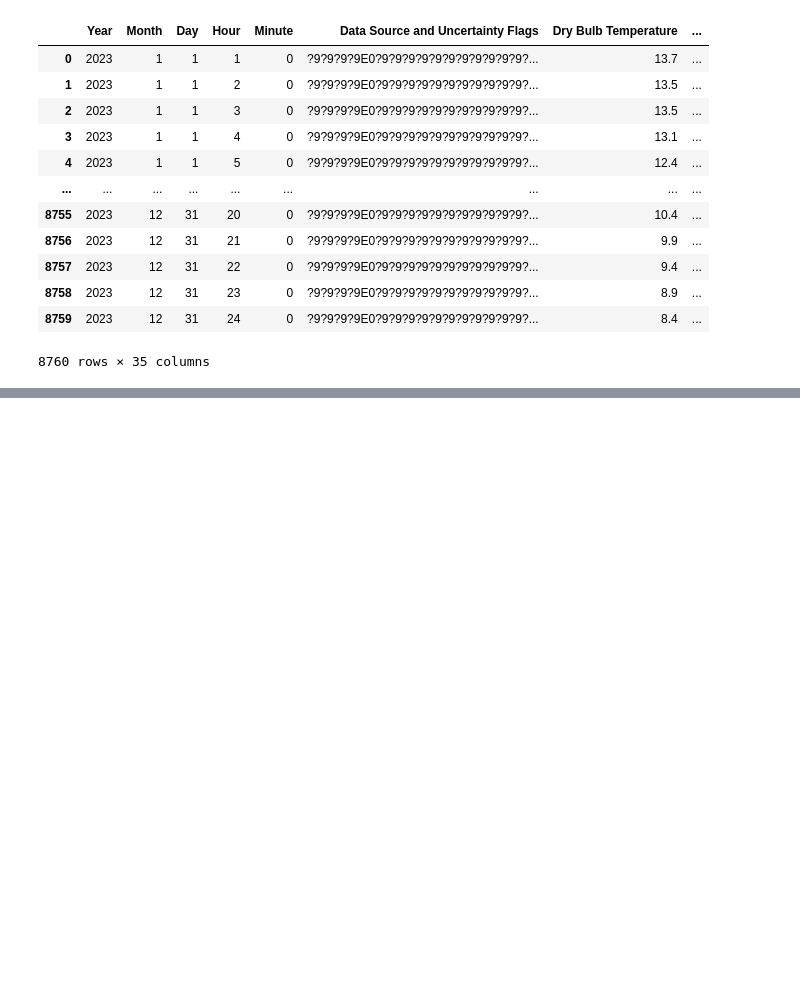
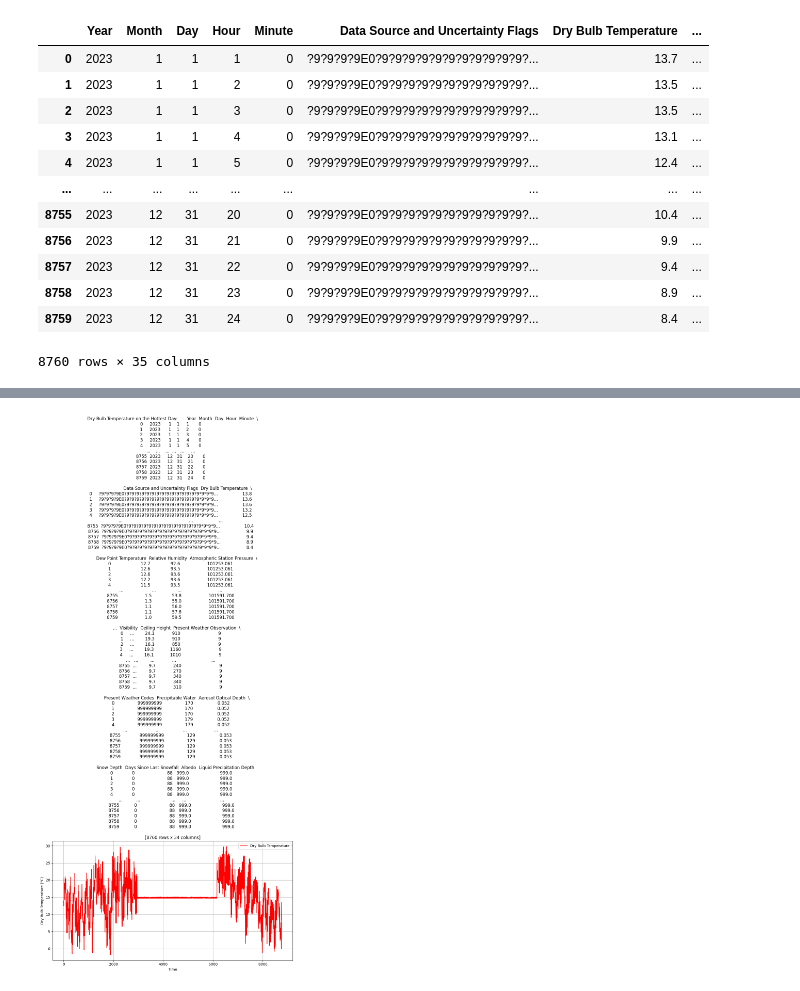
Before and after one commit to SustainableUrbanSystemsLab/CP-GNI2024-UWG, a Jupyter notebook: epw_creation.ipynb, the cells around one changed output, grey strips where cells are left out. Drawn from its saved outputs; the diff is of its cells as text; code cells hidden in the pictures; blank space fills up the shorter version.

```diff
--- a/epw_creation.ipynb
+++ b/epw_creation.ipynb
@@ -259 +283,16 @@ Simulating Day 30
 New climate file is generated at Final_CRC_UWG.epw.
+# %%
+r = epw()
+r.read('Final_CRC_UWG.epw')
+result_df = r.dataframe
+df_reset  = result_df.copy()
+
+# Step 1: Reset index to move it to a column
+df_reset = df_reset.reset_index()
+
+# Step 2: Shift the DataFrame to the right by 1 column
+df_shifted = df_reset.shift(1, axis=1)
+
+# Step 3: Drop the last column which is now full of NaNs
+df_shifted = df_shifted.iloc[:, :-1].drop("index", axis = 1)
+df_shifted
@@ -259,0 +313,19 @@ New climate file is generated at Final_CRC_UWG.epw.
+# %%
+import matplotlib.pyplot as plt
+
+
+hour = 6785
+
+df_plot = df_shifted[hour:hour+24]
+
+# Plot the temperature values for the hottest day
+plt.figure(figsize=(12, 6))
+plt.plot(df_shifted.index, df_shifted['Dry Bulb Temperature'], label='Dry Bulb Temperature', color='red')
+plt.xlabel('Time')
+plt.ylabel('Dry Bulb Temperature (°C)')
+plt.title(f'Dry Bulb Temperature on the Hottest Day: {df_shifted}')
+plt.legend()
+plt.grid(True)
+plt.show()
+# %% [output]
+[figure, added]
```
Also changed, not shown: parts of 18 cells of this notebook, 12 other files.
